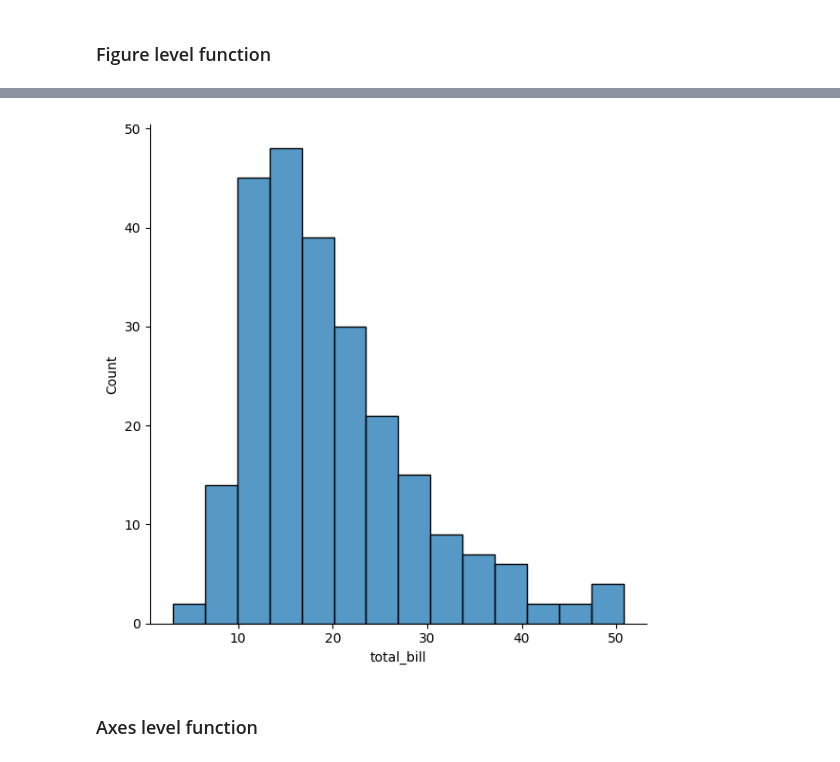
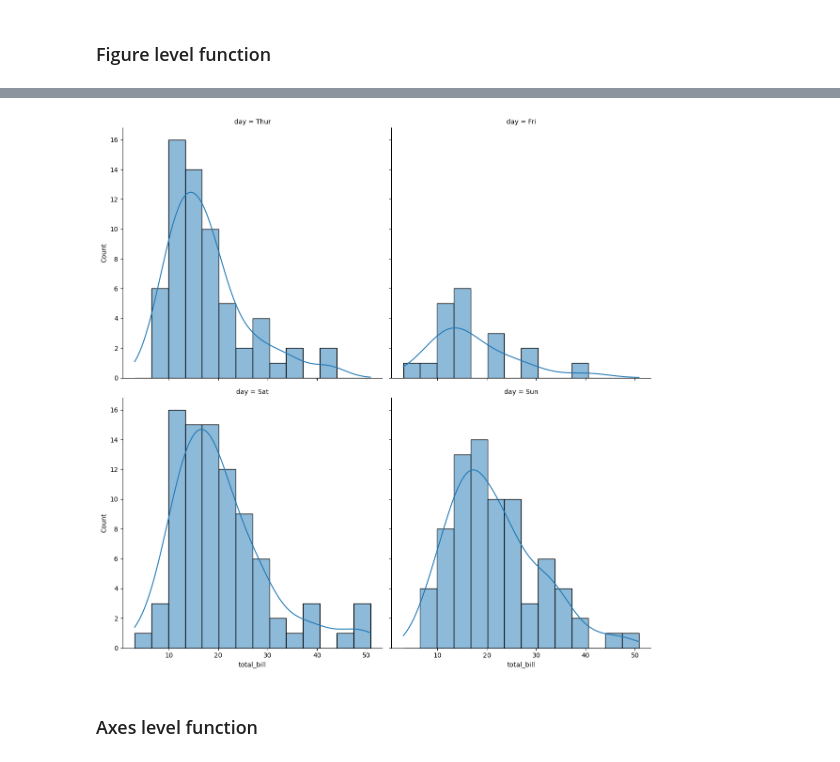
Before and after one commit to Pranishgrg21/Analysis_using_pandas, a Jupyter notebook: seaborn.ipynb, the cells around one changed output, grey strips where cells are left out. Cells and saved outputs as stored; diff of their text form; code cells hidden in the pictures.

```diff
--- a/seaborn.ipynb
+++ b/seaborn.ipynb
@@ -47,8 +79,8 @@ tips.head()
 # %%
-sns.displot(data=tips, x="total_bill", height=6, aspect=1)
+sns.displot(data=tips, x="total_bill",col="day", kde= True,col_wrap=2, height=6, aspect=1)
 plt.show()
 # %% [output]
-[figure, old version]
+[figure, new version]
 # %% [markdown]
 ### Axes level function
 # %%
```
Also changed, not shown: parts of 41 cells of this notebook, 1 other file.
